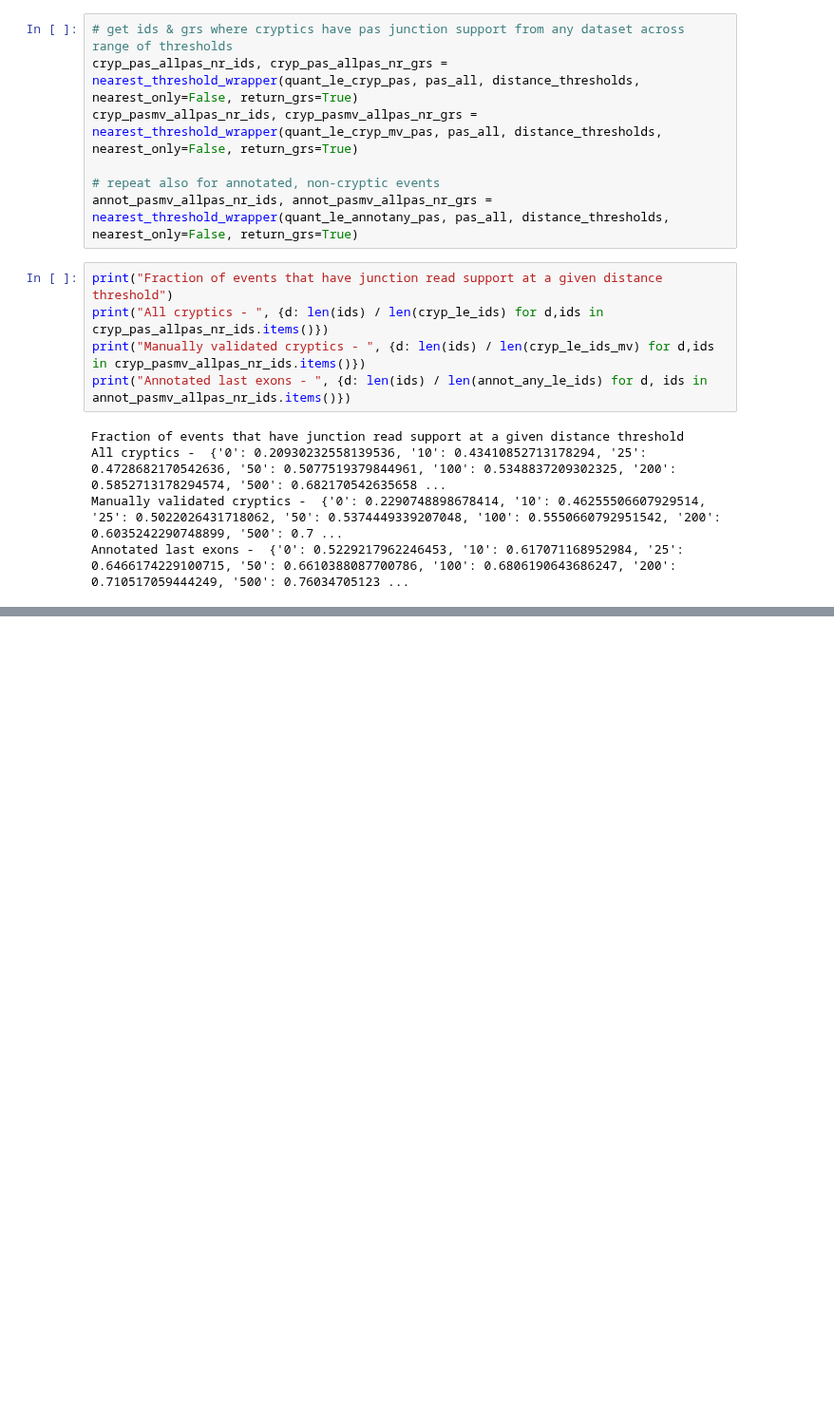
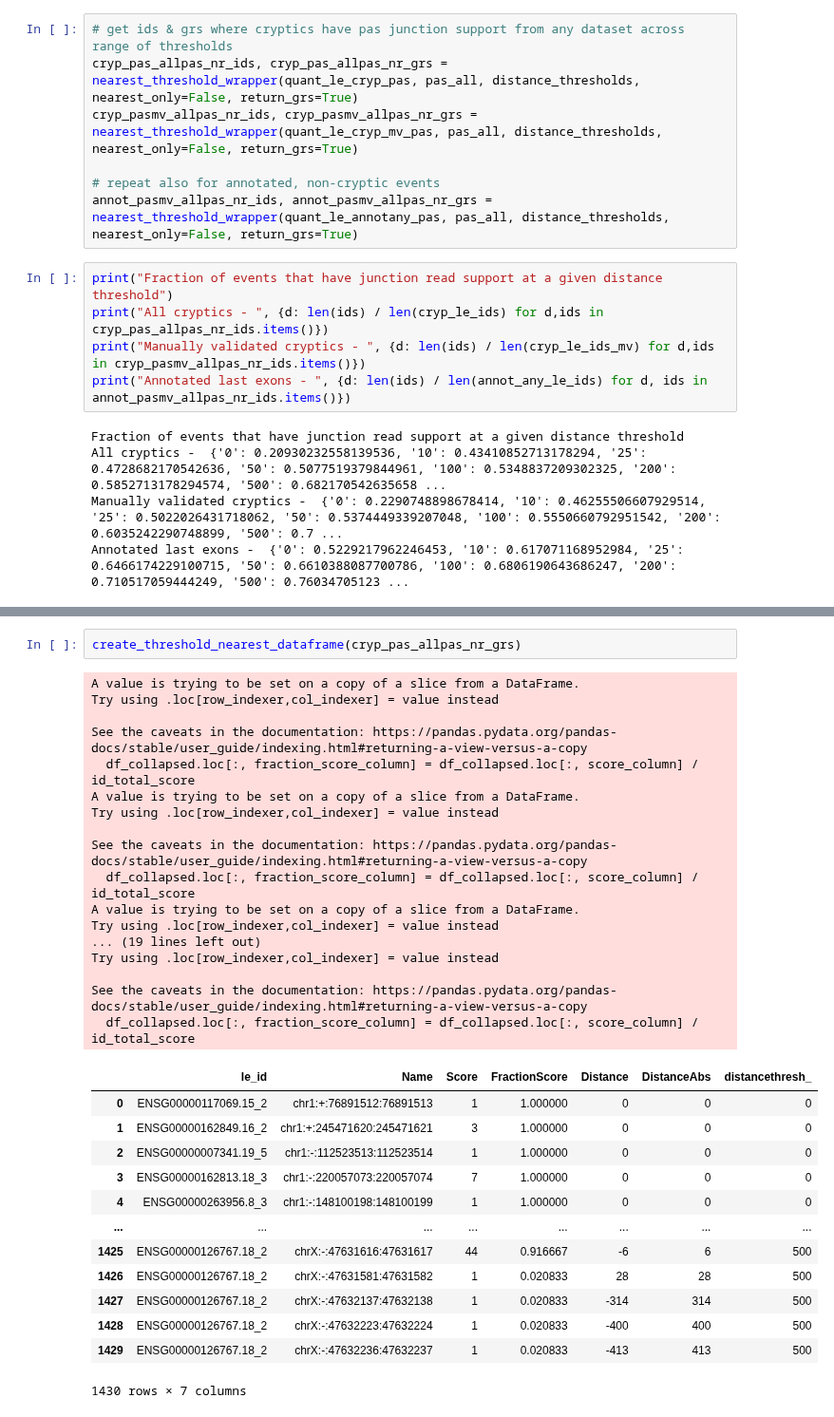
Before and after one commit to frattalab/tdp43-apa, a Jupyter notebook: preprocessing/scripts/curate_cryptics_polya_tail_reads.ipynb, the cells around one changed output, grey strips where cells are left out. Shown at 95% size. Cells and saved outputs as stored; diff of their text form; blank space fills up the shorter version.

```diff
--- a/preprocessing/scripts/curate_cryptics_polya_tail_reads.ipynb
+++ b/preprocessing/scripts/curate_cryptics_polya_tail_reads.ipynb
@@ -285,0 +514,33 @@ Annotated last exons -  {'0': 0.5229217962246453, '10': 0.617071168952984, '25':
+# %%
+create_threshold_nearest_dataframe(cryp_pas_allpas_nr_grs)
+# %% [output]
+A value is trying to be set on a copy of a slice from a DataFrame.
+Try using .loc[row_indexer,col_indexer] = value instead
+
+See the caveats in the documentation: https://pandas.pydata.org/pandas-docs/stable/user_guide/indexing.html#returning-a-view-versus-a-copy
+  df_collapsed.loc[:, fraction_score_column] = df_collapsed.loc[:, score_column] / id_total_score
+A value is trying to be set on a copy of a slice from a DataFrame.
+Try using .loc[row_indexer,col_indexer] = value instead
+
+See the caveats in the documentation: https://pandas.pydata.org/pandas-docs/stable/user_guide/indexing.html#returning-a-view-versus-a-copy
+  df_collapsed.loc[:, fraction_score_column] = df_collapsed.loc[:, score_column] / id_total_score
+A value is trying to be set on a copy of a slice from a DataFrame.
+Try using .loc[row_indexer,col_indexer] = value instead
+... (19 lines left out)
+Try using .loc[row_indexer,col_indexer] = value instead
+
+See the caveats in the documentation: https://pandas.pydata.org/pandas-docs/stable/user_guide/indexing.html#returning-a-view-versus-a-copy
+  df_collapsed.loc[:, fraction_score_column] = df_collapsed.loc[:, score_column] / id_total_score
+|  | le_id | Name | Score | FractionScore | Distance | DistanceAbs | distancethresh_ |
+| 0 | ENSG00000117069.15_2 | chr1:+:76891512:76891513 | 1 | 1.000000 | 0 | 0 | 0 |
+| 1 | ENSG00000162849.16_2 | chr1:+:245471620:245471621 | 3 | 1.000000 | 0 | 0 | 0 |
+| 2 | ENSG00000007341.19_5 | chr1:-:112523513:112523514 | 1 | 1.000000 | 0 | 0 | 0 |
+| 3 | ENSG00000162813.18_3 | chr1:-:220057073:220057074 | 7 | 1.000000 | 0 | 0 | 0 |
+| 4 | ENSG00000263956.8_3 | chr1:-:148100198:148100199 | 1 | 1.000000 | 0 | 0 | 0 |
+| ... | ... | ... | ... | ... | ... | ... | ... |
+| 1425 | ENSG00000126767.18_2 | chrX:-:47631616:47631617 | 44 | 0.916667 | -6 | 6 | 500 |
+| 1426 | ENSG00000126767.18_2 | chrX:-:47631581:47631582 | 1 | 0.020833 | 28 | 28 | 500 |
+| 1427 | ENSG00000126767.18_2 | chrX:-:47632137:47632138 | 1 | 0.020833 | -314 | 314 | 500 |
+| 1428 | ENSG00000126767.18_2 | chrX:-:47632223:47632224 | 1 | 0.020833 | -400 | 400 | 500 |
+| 1429 | ENSG00000126767.18_2 | chrX:-:47632236:47632237 | 1 | 0.020833 | -413 | 413 | 500 |
+1430 rows × 7 columns
```
Also changed, not shown: parts of 7 cells of this notebook.
